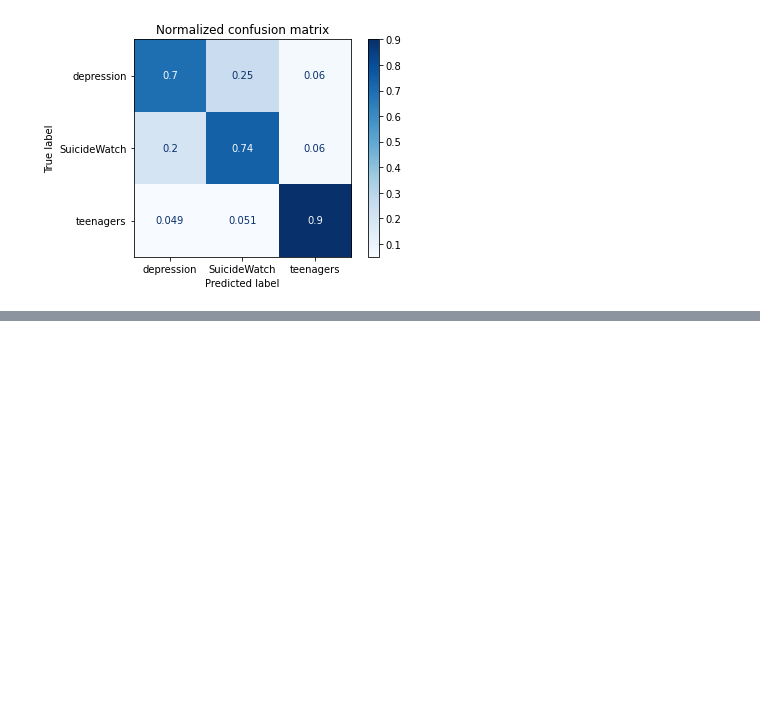
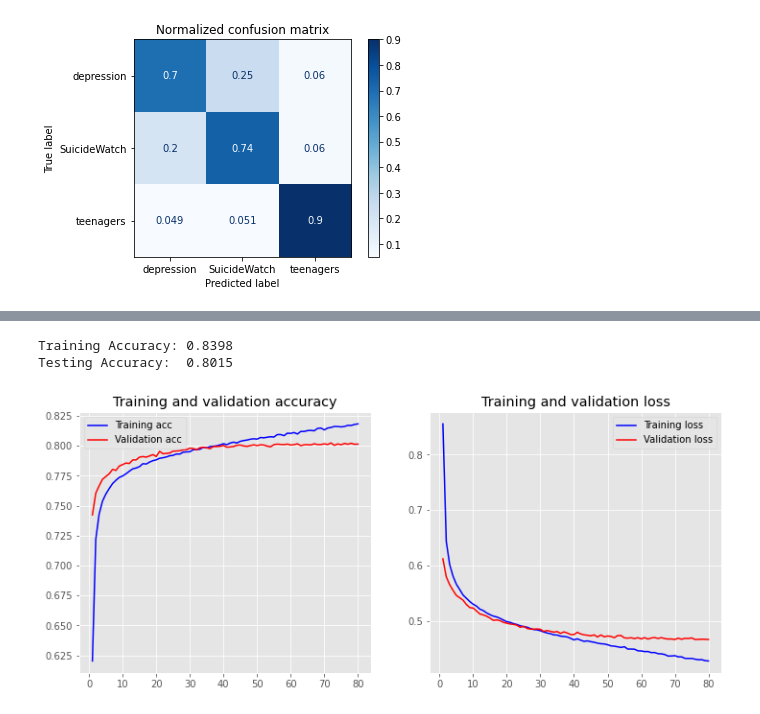
Before and after one commit to Sougotadayglo/DeepLearning_ProjectsUsingBert, a Jupyter notebook: SuicideAndDepressionDetection.ipynb, the cells around one changed output, grey strips where cells are left out. Saved outputs shown, nothing was run; the diff lists cells and outputs as text; code cells hidden in the pictures; blank space fills up the shorter version.

Commit message:
Added a deep neural network for classification with improved accuracy.

```diff
--- a/SuicideAndDepressionDetection.ipynb
+++ b/SuicideAndDepressionDetection.ipynb
@@ -658,0 +681,3 @@ print(f1_score(y_val, linearSvmPred, average='micro'))
+# %%
+y_train1 = y_train
+y_val1 = y_val
@@ -658,0 +715,9 @@ print(f1_score(y_val, linearSvmPred, average='micro'))
+# %%
+from keras import callbacks
+earlyStopping = callbacks.EarlyStopping(monitor='val_loss', patience=12)
+modelCheckpoint = callbacks.ModelCheckpoint('saved_model.hdf5', save_best_only=True, monitor='val_loss', mode='min')
+#reduce_lr = callbacks.ReduceLROnPlateau(monitor='val_loss', factor=0.8,patience=10, min_lr=0.001)
+history = model.fit(X_train_bert_scaled, y_train,
+                    epochs=80,
+                    validation_data=(X_val_bert_scaled, y_val),
+                    batch_size=10000, callbacks=[earlyStopping, modelCheckpoint])
@@ -658,0 +742,35 @@ print(f1_score(y_val, linearSvmPred, average='micro'))
+# %%
+model.load_weights('saved_model.hdf5')
+loss, accuracy = model.evaluate(X_train_bert_scaled, y_train, verbose=False)
+print("Training Accuracy: {:.4f}".format(accuracy))
+loss, accuracy = model.evaluate(X_val_bert_scaled, y_val, verbose=False)
+print("Testing Accuracy:  {:.4f}".format(accuracy))
+# %% [output]
+Training Accuracy: 0.8398
+Testing Accuracy:  0.8015
+# %%
+import matplotlib.pyplot as plt
+plt.style.use('ggplot')
+
+def plot_history(history):
+    acc = history.history['accuracy']
+    val_acc = history.history['val_accuracy']
+    loss = history.history['loss']
+    val_loss = history.history['val_loss']
+    x = range(1, len(acc) + 1)
+
+    plt.figure(figsize=(12, 5))
+    plt.subplot(1, 2, 1)
+    plt.plot(x, acc, 'b', label='Training acc')
+    plt.plot(x, val_acc, 'r', label='Validation acc')
+    plt.title('Training and validation accuracy')
+    plt.legend()
+    plt.subplot(1, 2, 2)
+    plt.plot(x, loss, 'b', label='Training loss')
+    plt.plot(x, val_loss, 'r', label='Validation loss')
+    plt.title('Training and validation loss')
+    plt.legend()
+# %%
+plot_history(history)
+# %% [output]
+[figure, added]
```
Also changed, not shown: parts of 7 cells of this notebook.
